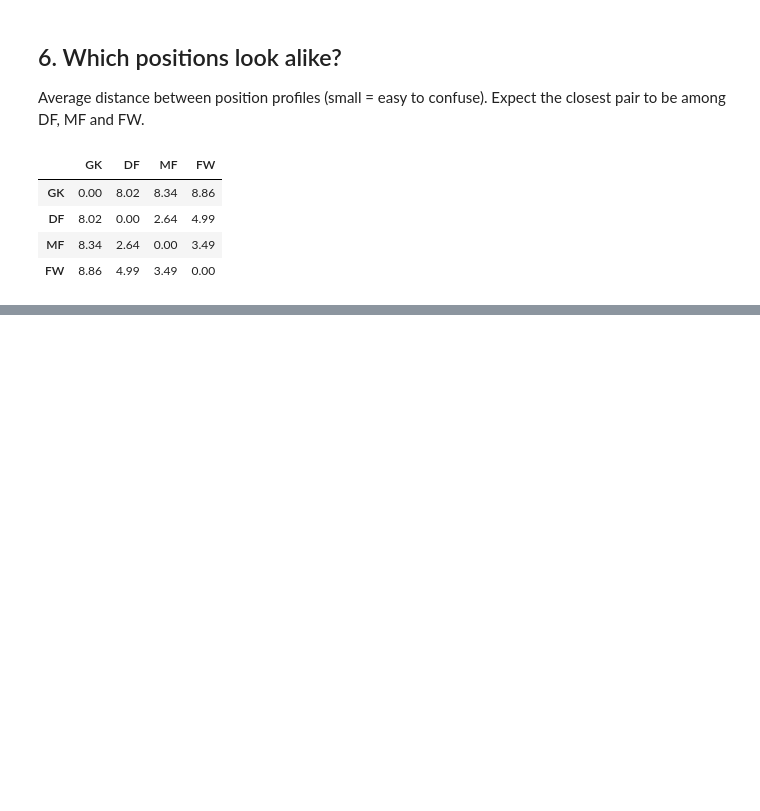
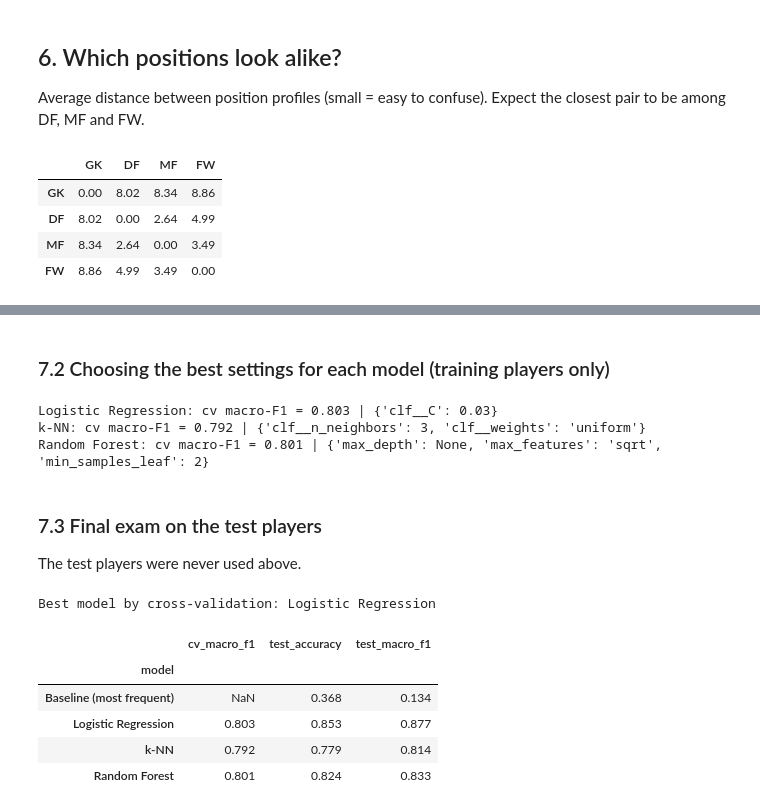
Before and after one commit to MohammadALI-dot/Lab-Network-Project, a Jupyter notebook: notebooks/ml_analysis.ipynb, the cells around one changed output, grey strips where cells are left out. Drawn from its saved outputs; the diff is of its cells as text; code cells hidden in the pictures; blank space fills up the shorter version.

```diff
--- a/notebooks/ml_analysis.ipynb
+++ b/notebooks/ml_analysis.ipynb
@@ -127,0 +175,42 @@ dist
+# %% [markdown]
+### 7.2 Choosing the best settings for each model (training players only)
+# %%
+grids = {
+    'Logistic Regression': (models['Logistic Regression'], {'clf__C': [0.03, 0.1, 0.3, 1, 3, 10]}),
+    'k-NN': (models['k-NN'], {'clf__n_neighbors': [3, 5, 7, 9, 11, 15], 'clf__weights': ['uniform', 'distance']}),
+    'Random Forest': (models['Random Forest'], {'max_depth': [None, 6, 10], 'min_samples_leaf': [1, 2, 4], 'max_features': ['sqrt', 0.5]}),
+}
+best = {}
+for name, (m, g) in grids.items():
+    gs = GridSearchCV(m, g, cv=cv, scoring='f1_macro', n_jobs=-1).fit(X_train, y_train)
+    best[name] = gs
+    print(f'{name}: cv macro-F1 = {gs.best_score_:.3f} | {gs.best_params_}')
+# %% [output]
+Logistic Regression: cv macro-F1 = 0.803 | {'clf__C': 0.03}
+k-NN: cv macro-F1 = 0.792 | {'clf__n_neighbors': 3, 'clf__weights': 'uniform'}
+Random Forest: cv macro-F1 = 0.801 | {'max_depth': None, 'max_features': 'sqrt', 'min_samples_leaf': 2}
+# %% [markdown]
+### 7.3 Final exam on the test players
+The test players were never used above.
+# %%
+base = DummyClassifier(strategy='most_frequent').fit(X_train, y_train).predict(X_test)
+results = [{'model': 'Baseline (most frequent)', 'cv_macro_f1': np.nan,
+            'test_accuracy': accuracy_score(y_test, base), 'test_macro_f1': f1_score(y_test, base, average='macro')}]
+preds = {}
+for name, gs in best.items():
+    preds[name] = gs.predict(X_test)
+    results.append({'model': name, 'cv_macro_f1': gs.best_score_,
+                    'test_accuracy': accuracy_score(y_test, preds[name]),
+                    'test_macro_f1': f1_score(y_test, preds[name], average='macro')})
+res = pd.DataFrame(results).set_index('model').round(3)
+winner = res.drop('Baseline (most frequent)')['cv_macro_f1'].idxmax()
+print('Best model by cross-validation:', winner)
+res
+# %% [output]
+Best model by cross-validation: Logistic Regression
+|  | cv_macro_f1 | test_accuracy | test_macro_f1 |
+| model |  |  |  |
+| Baseline (most frequent) | NaN | 0.368 | 0.134 |
+| Logistic Regression | 0.803 | 0.853 | 0.877 |
+| k-NN | 0.792 | 0.779 | 0.814 |
+| Random Forest | 0.801 | 0.824 | 0.833 |
```
Also changed, not shown: parts of 13 cells of this notebook, 4 other files.
